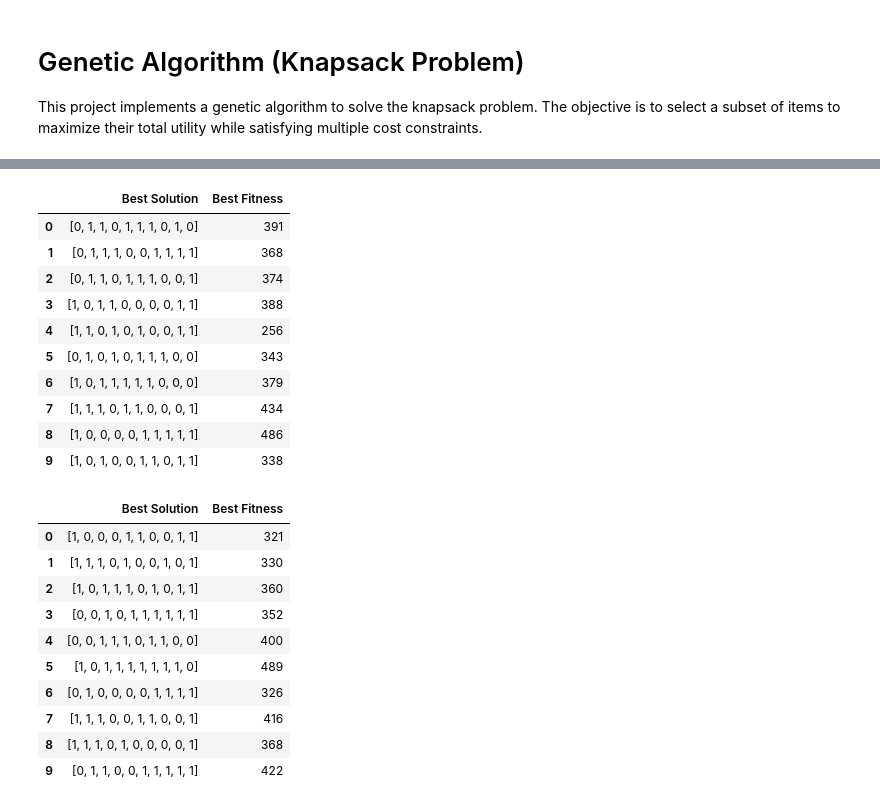
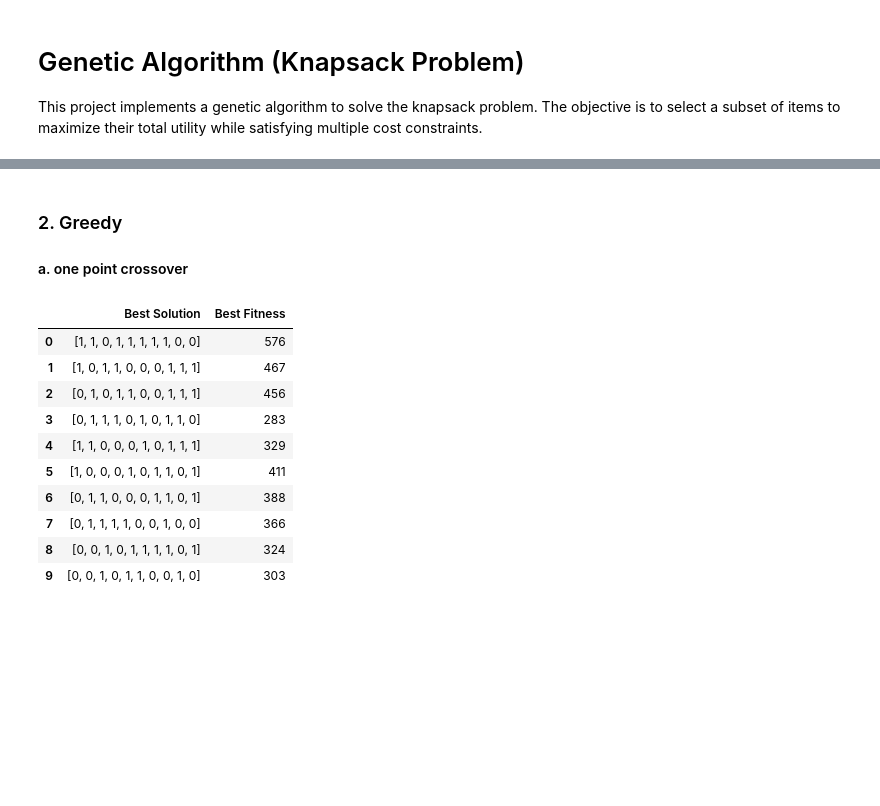
Before and after one commit to rayaneghilene/Knapsack_pb, a Jupyter notebook: Genetic_algorithm.ipynb, the cells around one changed output, grey strips where cells are left out. Cells and saved outputs as stored; diff of their text form; code cells hidden in the pictures; blank space fills up the shorter version.

```diff
--- a/Genetic_algorithm.ipynb
+++ b/Genetic_algorithm.ipynb
@@ -173,51 +359,38 @@ Combine random and greedy initialization to create a more diverse initial popula
+# %% [markdown]
+### 2. Greedy
+#### a. one point crossover
 # %%
-import pandas as pd
-
 num_runs = 10
 
 def run_genetic_algorithm():
     num_objects = 10
     utilities = np.random.randint(1, 100, size=num_objects)
     costs = np.random.randint(1, 50, size=(num_objects, 3))
     budgets = np.random.randint(50, 150, size=3)
-    ga = GeneticAlgorithmMDKP(num_objects, utilities, costs, budgets, init_method='greedy')
+    ga = GeneticAlgorithmMDKP(num_objects, utilities, costs, budgets, init_method='greedy', crossover_method='one_point'
+)
     best_solution, best_fitness = ga.run()
     return best_solution, best_fitness
 
 results = []
 
 for i in range(num_runs):
     best_solution, best_fitness = run_genetic_algorithm()
 
     results.append({'Best Solution': best_solution,
                     'Best Fitness': best_fitness})
 
 greedy_results_df = pd.DataFrame(results)
+greedy_results_df.head(10)
+# %% [output]
+|  | Best Solution | Best Fitness |
+| 0 | [1, 1, 0, 1, 1, 1, 1, 1, 0, 0] | 576 |
+| 1 | [1, 0, 1, 1, 0, 0, 0, 1, 1, 1] | 467 |
+| 2 | [0, 1, 0, 1, 1, 0, 0, 1, 1, 1] | 456 |
+| 3 | [0, 1, 1, 1, 0, 1, 0, 1, 1, 0] | 283 |
+| 4 | [1, 1, 0, 0, 0, 1, 0, 1, 1, 1] | 329 |
+| 5 | [1, 0, 0, 0, 1, 0, 1, 1, 0, 1] | 411 |
+| 6 | [0, 1, 1, 0, 0, 0, 1, 1, 0, 1] | 388 |
+| 7 | [0, 1, 1, 1, 1, 0, 0, 1, 0, 0] | 366 |
+| 8 | [0, 0, 1, 0, 1, 1, 1, 1, 0, 1] | 324 |
+| 9 | [0, 0, 1, 0, 1, 1, 0, 0, 1, 0] | 303 |
-# %%
-random_results_df.head(10)
-# %% [output]
-|  | Best Solution | Best Fitness |
-| 0 | [0, 1, 1, 0, 1, 1, 1, 0, 1, 0] | 391 |
-| 1 | [0, 1, 1, 1, 0, 0, 1, 1, 1, 1] | 368 |
-| 2 | [0, 1, 1, 0, 1, 1, 1, 0, 0, 1] | 374 |
-| 3 | [1, 0, 1, 1, 0, 0, 0, 0, 1, 1] | 388 |
-| 4 | [1, 1, 0, 1, 0, 1, 0, 0, 1, 1] | 256 |
-| 5 | [0, 1, 0, 1, 0, 1, 1, 1, 0, 0] | 343 |
-| 6 | [1, 0, 1, 1, 1, 1, 1, 0, 0, 0] | 379 |
-| 7 | [1, 1, 1, 0, 1, 1, 0, 0, 0, 1] | 434 |
-| 8 | [1, 0, 0, 0, 0, 1, 1, 1, 1, 1] | 486 |
-| 9 | [1, 0, 1, 0, 0, 1, 1, 0, 1, 1] | 338 |
-# %%
-greedy_results_df.head(10)
-# %% [output]
-|  | Best Solution | Best Fitness |
-| 0 | [1, 0, 0, 0, 1, 1, 0, 0, 1, 1] | 321 |
-| 1 | [1, 1, 1, 0, 1, 0, 0, 1, 0, 1] | 330 |
-| 2 | [1, 0, 1, 1, 1, 0, 1, 0, 1, 1] | 360 |
-| 3 | [0, 0, 1, 0, 1, 1, 1, 1, 1, 1] | 352 |
-| 4 | [0, 0, 1, 1, 1, 0, 1, 1, 0, 0] | 400 |
-| 5 | [1, 0, 1, 1, 1, 1, 1, 1, 1, 0] | 489 |
-| 6 | [0, 1, 0, 0, 0, 0, 1, 1, 1, 1] | 326 |
-| 7 | [1, 1, 1, 0, 0, 1, 1, 0, 0, 1] | 416 |
-| 8 | [1, 1, 1, 0, 1, 0, 0, 0, 0, 1] | 368 |
-| 9 | [0, 1, 1, 0, 0, 1, 1, 1, 1, 1] | 422 |
```
Also changed, not shown: parts of 22 cells of this notebook.
